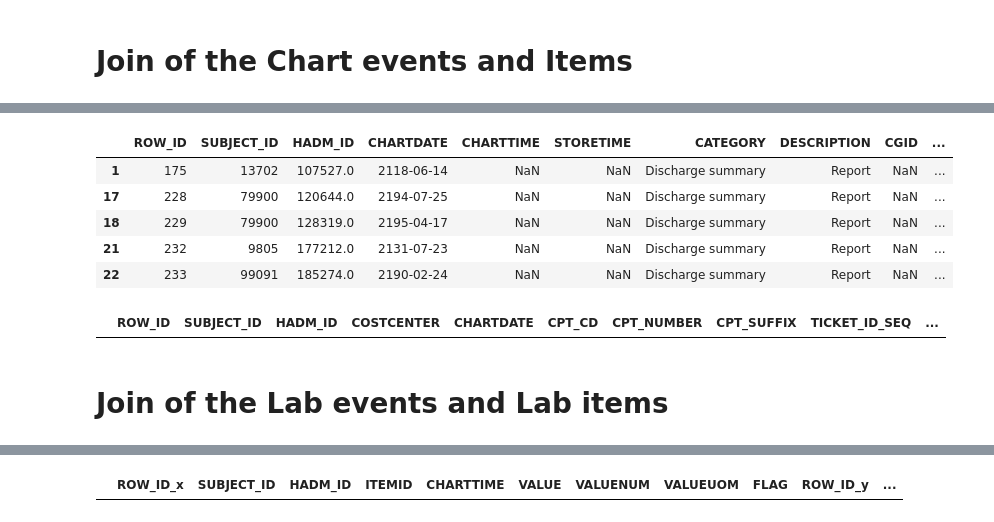
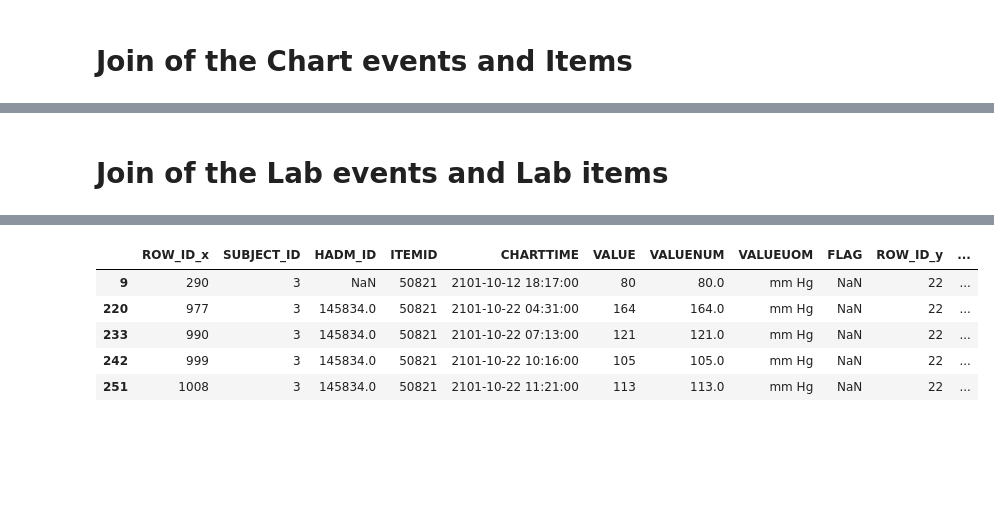
Before and after one commit to Amu19/conformalrnn1, a Jupyter notebook: utils/THESIS_NOTE.ipynb, the cells around one changed output, grey strips where cells are left out. Drawn from its saved outputs; the diff is of its cells as text; code cells hidden in the pictures; blank space fills up the shorter version.

```diff
--- a/utils/THESIS_NOTE.ipynb
+++ b/utils/THESIS_NOTE.ipynb
@@ -89,0 +103,9 @@ dtype: int64
+# %%
+df_lab_events = pd.read_csv('C:/Users/Chicki/Desktop/Data/LABEVENTS.csv')
+#df_lab_events = pd.read_csv('C:/Users/Chicki/Desktop/Data/LABEVENTS.csv', nrows=10000000)
+#print(df_lab_events.head(5))
+#df_lab_events.count()
+## REMOVE the error records from the lab events
+#df_lab_events = df_lab_events.drop(['ROW_ID', 'CHARTTIME'], axis = 1)
+df_lab_events.tail()
+#df_lab_events.isna().sum()
@@ -143,9 +825,10 @@ print(query_items_specific.head(20))
 # %% [markdown]
 # Lab Items
 # %%
-df_lab_items = pd.read_csv('C:/Users/Chicki/Desktop/Data/D_LABITEMS.csv')
-print((df_lab_items.head(5)))
-#query_lab_items = df_lab_items.query('ITEMID == 51346')
-#print(df_lab_items['ITEMID'] == 51346)
-#print(query_lab_items)
+#df_lab_items = pd.read_csv('C:/Users/Chicki/Desktop/Data/D_LABITEMS.csv')
+##print((df_lab_items.head(5)))
+#query_lab_items = df_lab_items.query('ITEMID == 51006')
+#query_lab_events = df_lab_items.query('ontains("Gas", na=False)', engine = 'python')
+query_lab_items = df_lab_items.query('LABEL.str.contains("cin", na=False)', engine = 'python')
+print(query_lab_items)
 # %% [output]
@@ -165,7 +853,0 @@ print((df_lab_items.head(5)))
-# %%
-df_lab_events = pd.read_csv('C:/Users/Chicki/Desktop/Data/LABEVENTS.csv', nrows=10000000)
-print(df_lab_events.head(5))
-#df_lab_events.count()
-#query_lab_events = df_lab_events.query('FLAG == "abnormal"')
-#query_lab_events = df_lab_events.query('LABEL.str.contains("bun", na=False)', engine = 'python')
-#query_lab_events.tail(10)
@@ -299,26 +933,3 @@ df_proc_events.head(5)
-# %%
-df_note_events = pd.read_csv('C:/Users/Chicki/Desktop/Data/NOTEEVENTS1.csv', nrows=10000000, low_memory=False )
-#df_note_events.count()
-df_note_events.tail(5)
-#query_df_note_events = df_note_events.query('TEXT.str.contains("weight", na=False)', engine = 'python')
-#query_df_note_events.head(5)
-# %% [output]
-|  | ROW_ID | SUBJECT_ID | HADM_ID | CHARTDATE | CHARTTIME | STORETIME | CATEGORY | DESCRIPTION | CGID | ... |
-| 1 | 175 | 13702 | 107527.0 | 2118-06-14 | NaN | NaN | Discharge summary | Report | NaN | ... |
-| 17 | 228 | 79900 | 120644.0 | 2194-07-25 | NaN | NaN | Discharge summary | Report | NaN | ... |
-| 18 | 229 | 79900 | 128319.0 | 2195-04-17 | NaN | NaN | Discharge summary | Report | NaN | ... |
-| 21 | 232 | 9805 | 177212.0 | 2131-07-23 | NaN | NaN | Discharge summary | Report | NaN | ... |
-| 22 | 233 | 99091 | 185274.0 | 2190-02-24 | NaN | NaN | Discharge summary | Report | NaN | ... |
-# %%
-df_cpt_events = pd.read_csv('C:/Users/Chicki/Desktop/Data/CPTEVENTS1.csv', low_memory=False)
-#df_cpt_events.count()
-#df_cpt_events.tail(5)
-query_cpt_events = df_cpt_events.query('DESCRIPTION.str.contains("weig", na=False)', engine = 'python')
-#query_cpt_events = df_cpt_events.query('CPT_NUMBER == 94004')
-#query_cpt_events = df_cpt_events.query('CPT_NUMBER > 94000 & DESCRIPTION.str.contains("VENT", na=False)', engine = 'python')
-query_cpt_events.head(20)
-# %% [output]
-|  | ROW_ID | SUBJECT_ID | HADM_ID | COSTCENTER | CHARTDATE | CPT_CD | CPT_NUMBER | CPT_SUFFIX | TICKET_ID_SEQ | ... |
 # %% [markdown]
 # Join of the Lab events and Lab items
 # %%
@@ -334,12 +945,18 @@ df_lab_events_join.head(5)
 | 3 | 284 | 3 | NaN | 50804 | 2101-10-12 18:17:00 | 22 | 22.00 | mEq/L | NaN | 5 | ... |
 | 4 | 285 | 3 | NaN | 50808 | 2101-10-12 18:17:00 | 0.93 | 0.93 | mmol/L | abnormal | 9 | ... |
 # %%
-query_lab_events_join = df_lab_events_join.query('FLAG == "abnormal" & VALUEUOM.str.contains("lb", na=False)', engine = 'python')
-#query_lab_events_join = df_lab_events_join.query('ITEMID == 3112')
+#query_lab_events_join = df_lab_events_join.query('FLAG == "abnormal" & VALUEUOM.str.contains("bp", na=False)', engine = 'python')
+#query_lab_events_join = df_lab_events_join.query('FLAG == "abnormal"', engine = 'python')
+query_lab_events_join = df_lab_events_join.query('ITEMID == 50821')
 #query_lab_events_join = df_lab_events_join.query('LABEL.str.contains("rate", na=False)', engine = 'python')
-#query_lab_events_join = df_lab_events_join.query('VALUEUOM.str.contains("bpm", na=False)', engine = 'python')
+#query_lab_events_join = df_lab_events_join.query('VALUEUOM.str.contains("bp", na=False)', engine = 'python')
 query_lab_events_join.head(5)
 # %% [output]
 |  | ROW_ID_x | SUBJECT_ID | HADM_ID | ITEMID | CHARTTIME | VALUE | VALUENUM | VALUEUOM | FLAG | ROW_ID_y | ... |
+| 9 | 290 | 3 | NaN | 50821 | 2101-10-12 18:17:00 | 80 | 80.0 | mm Hg | NaN | 22 | ... |
+| 220 | 977 | 3 | 145834.0 | 50821 | 2101-10-22 04:31:00 | 164 | 164.0 | mm Hg | NaN | 22 | ... |
+| 233 | 990 | 3 | 145834.0 | 50821 | 2101-10-22 07:13:00 | 121 | 121.0 | mm Hg | NaN | 22 | ... |
+| 242 | 999 | 3 | 145834.0 | 50821 | 2101-10-22 10:16:00 | 105 | 105.0 | mm Hg | NaN | 22 | ... |
+| 251 | 1008 | 3 | 145834.0 | 50821 | 2101-10-22 11:21:00 | 113 | 113.0 | mm Hg | NaN | 22 | ... |
 # %%
 #WBC ITEMID is 51301. Flag 'Abnormal' shows the wbc is high
```
Also changed, not shown: parts of 102 cells of this notebook.
